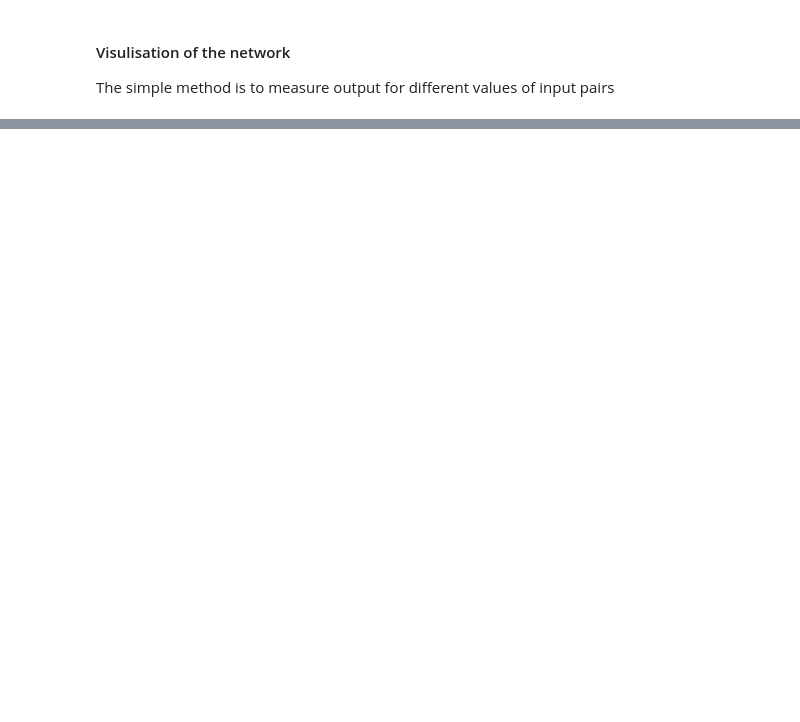
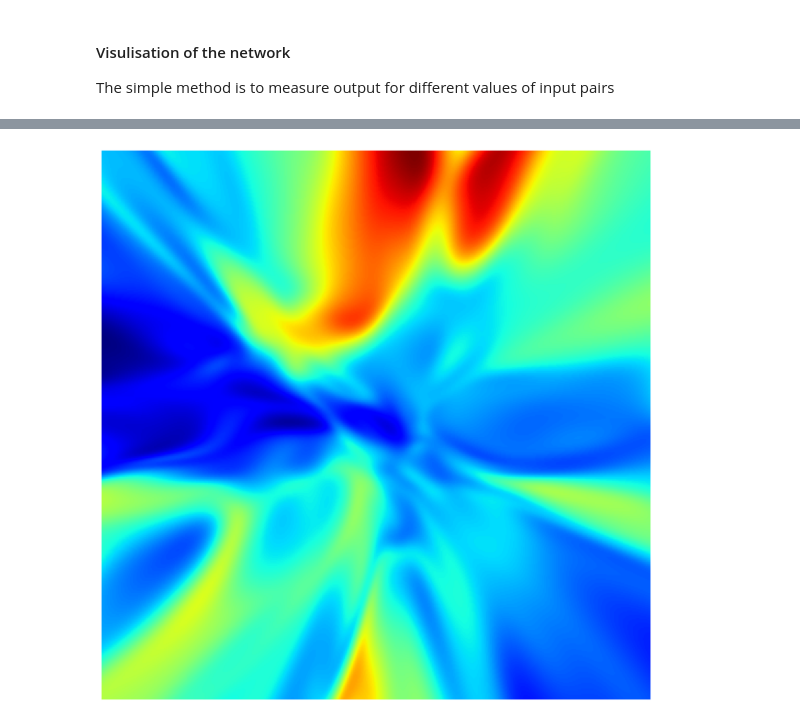
Before and after one commit to iashyam/Machine-Learning-First-Repo, a Jupyter notebook: first_file.ipynb, the cells around one changed output, grey strips where cells are left out. Saved outputs shown, nothing was run; the diff lists cells and outputs as text; code cells hidden in the pictures; blank space fills up the shorter version.

```diff
--- a/first_file.ipynb
+++ b/first_file.ipynb
@@ -70,0 +145,20 @@ plt.colorbar();
+# %%
+batch_size = 500
+
+x = np.linspace(-5, 5, batch_size)
+y = np.linspace(-5, 5, batch_size)
+
+input_samples = cartitian_product(x,y)
+
+output_samples = np.array([apply_network(i.reshape((2,1))) for i in input_samples])
+y0 = output_samples[:,0].reshape((batch_size, batch_size))
+
+
+
+plt.figure(figsize=[10,10])
+plt.axes([0,0,1,1]) # fill all of the picture with the image
+plt.imshow(y0,origin='lower',extent=[-0.5,0.5,-0.5,0.5],interpolation='nearest', cmap='jet')
+plt.axis('off') # no axes
+plt.show()
+# %% [output]
+[figure, added]
```
Also changed, not shown: parts of 7 cells of this notebook, 1 other file.
